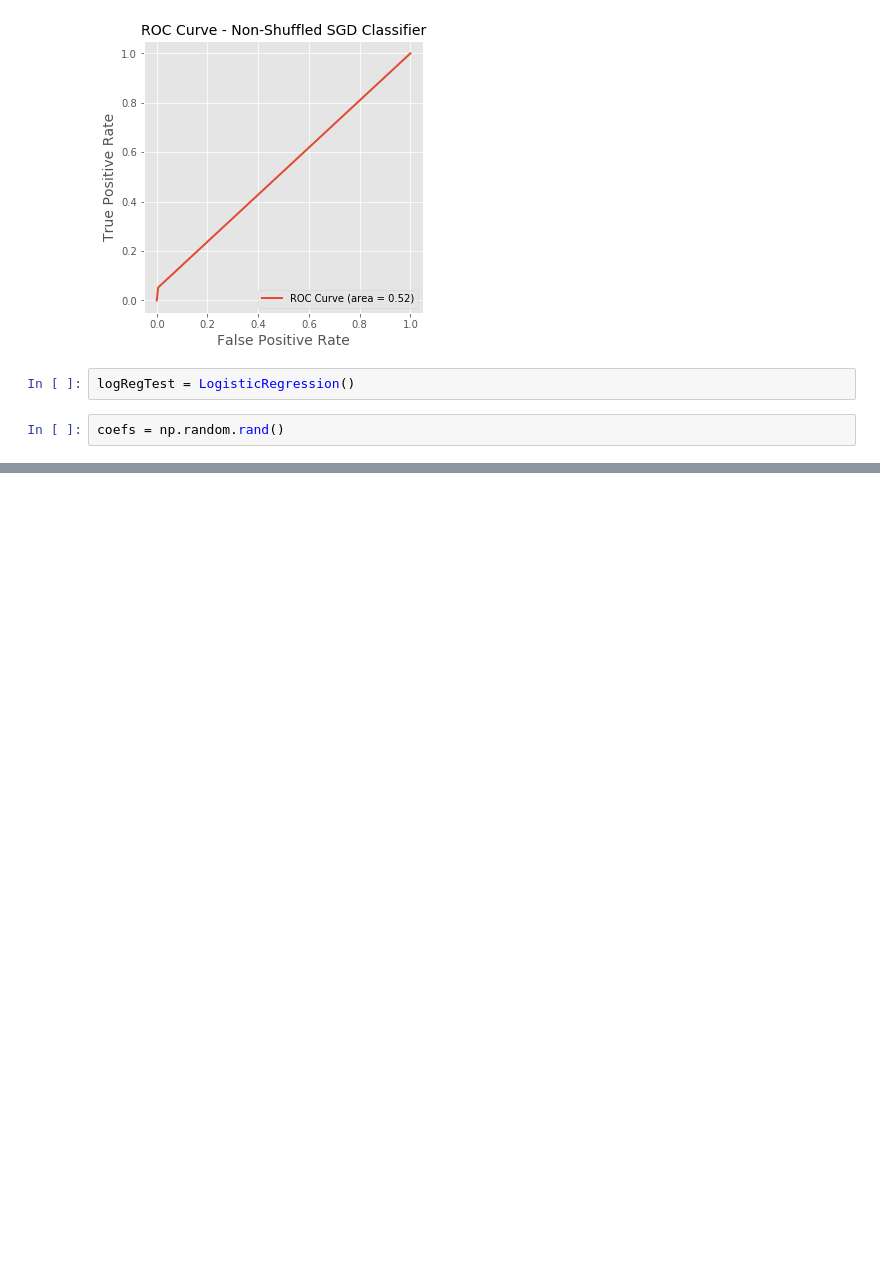
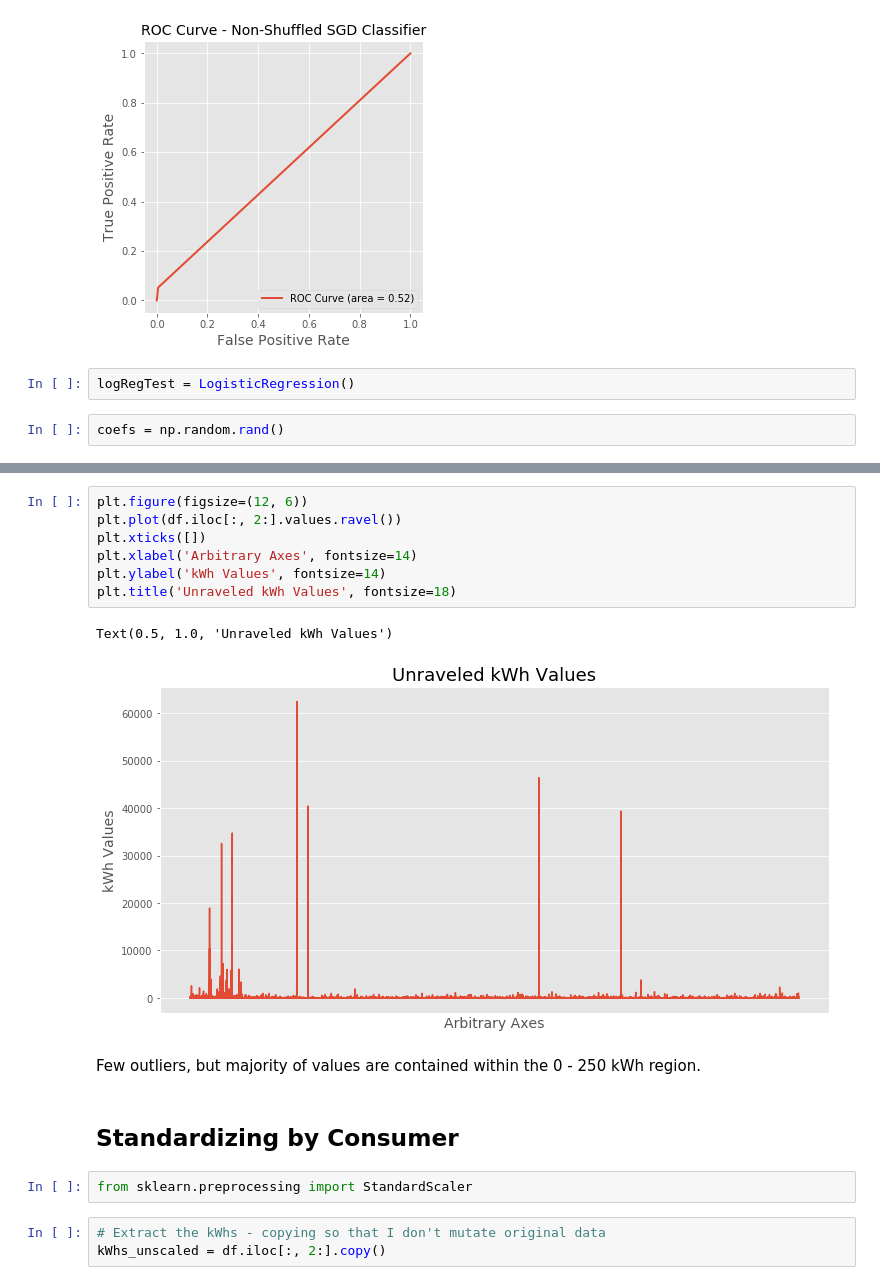
Before and after one commit to SMS-NED16/FYP-DL, a Jupyter notebook: fyp-assignments/05_Shallow_Learning_Models/01_Logistic_Regression/02_logreg_test.ipynb, the cells around one changed output, grey strips where cells are left out. Saved outputs shown, nothing was run; the diff lists cells and outputs as text; blank space fills up the shorter version.

```diff
--- a/fyp-assignments/05_Shallow_Learning_Models/01_Logistic_Regression/02_logreg_test.ipynb
+++ b/fyp-assignments/05_Shallow_Learning_Models/01_Logistic_Regression/02_logreg_test.ipynb
@@ -521,0 +575,19 @@ logistic
+# %%
+plt.figure(figsize=(12, 6))
+plt.plot(df.iloc[:, 2:].values.ravel())
+plt.xticks([])
+plt.xlabel('Arbitrary Axes', fontsize=14)
+plt.ylabel('kWh Values', fontsize=14)
+plt.title('Unraveled kWh Values', fontsize=18)
+# %% [output]
+Text(0.5, 1.0, 'Unraveled kWh Values')
+[figure, added]
+# %% [markdown]
+Few outliers, but majority of values are contained within the 0 - 250 kWh region.
+# %% [markdown]
+## Standardizing by Consumer
+# %%
+from sklearn.preprocessing import StandardScaler
+# %%
+# Extract the kWhs - copying so that I don't mutate original data
+kWhs_unscaled = df.iloc[:, 2:].copy()
```
Also changed, not shown: parts of 78 cells of this notebook.
